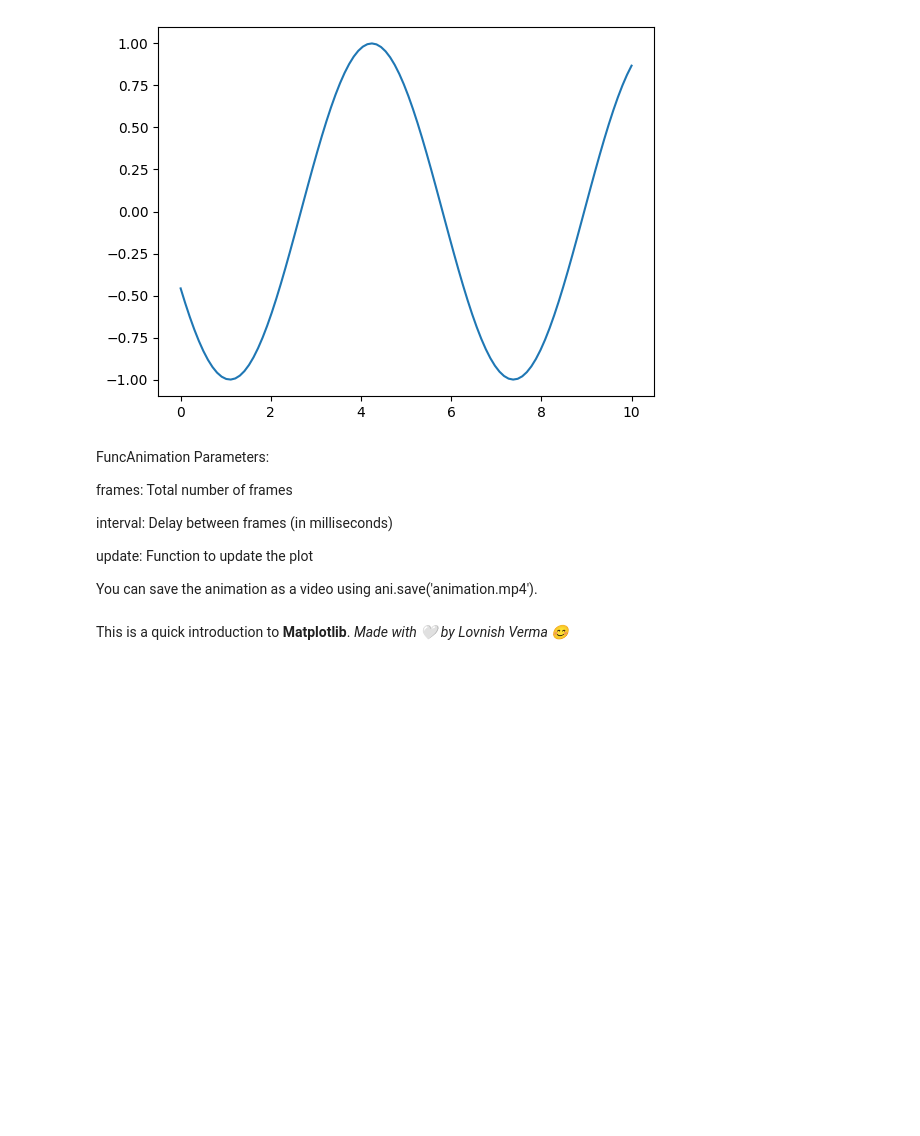
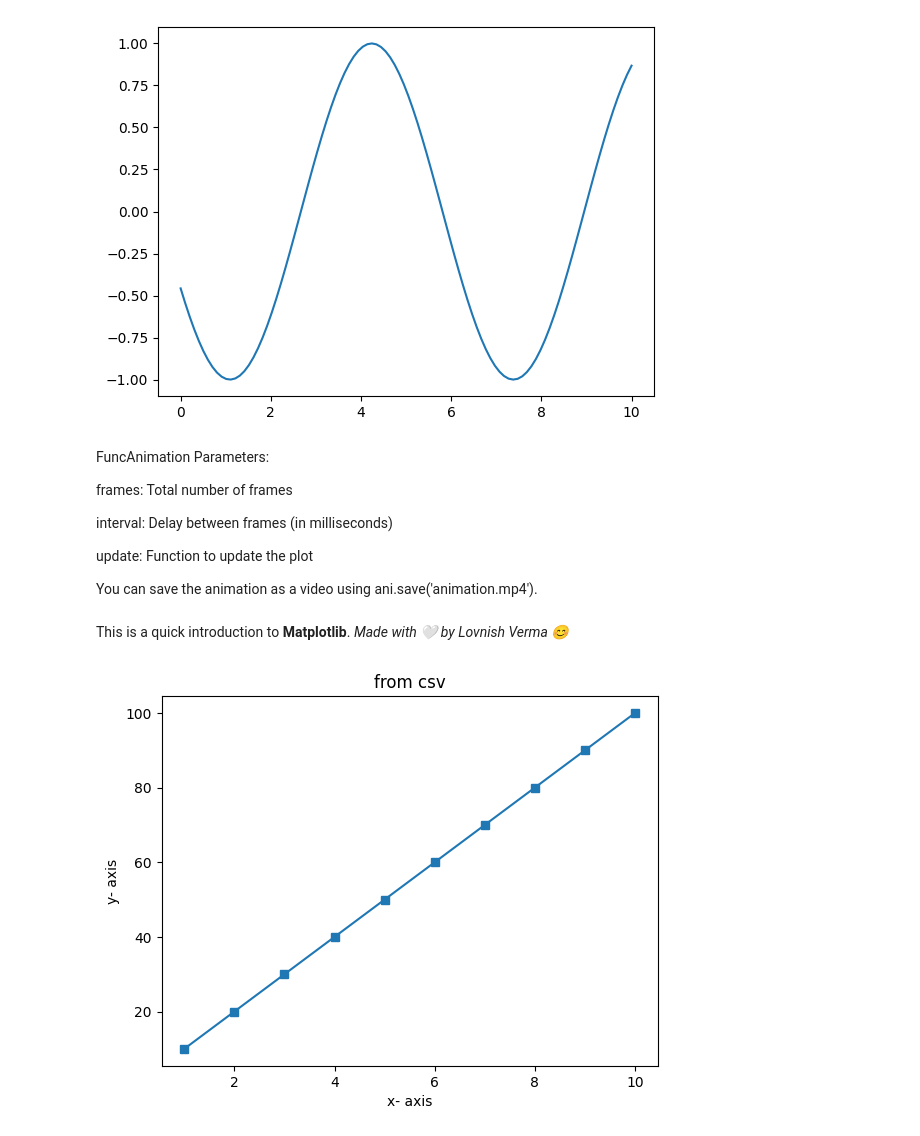
Before and after one commit to lovnishverma/Python-Getting-Started, a Jupyter notebook: Matplotlib_Visualization_with_Python.ipynb, the cells around one changed output. Saved outputs shown, nothing was run; the diff lists cells and outputs as text; code cells hidden in the pictures; blank space fills up the shorter version.

```diff
--- a/Matplotlib_Visualization_with_Python.ipynb
+++ b/Matplotlib_Visualization_with_Python.ipynb
@@ -275,3 +275,19 @@ update: Function to update the plot
 You can save the animation as a video using ani.save('animation.mp4').
 # %% [markdown]
 This is a quick introduction to **Matplotlib**. *Made with 🤍 by Lovnish Verma 😊*
+# %%
+import pandas as pd
+import matplotlib.pyplot as plt
+
+df = pd.read_csv("./data.csv")
+
+x = df["x"]
+y = df["y"]
+
+plt.plot(x, y, marker="s")
+plt.title("from csv")
+plt.xlabel("x- axis")
+plt.ylabel("y- axis")
+plt.show()
+# %% [output]
+[figure, added]
```
